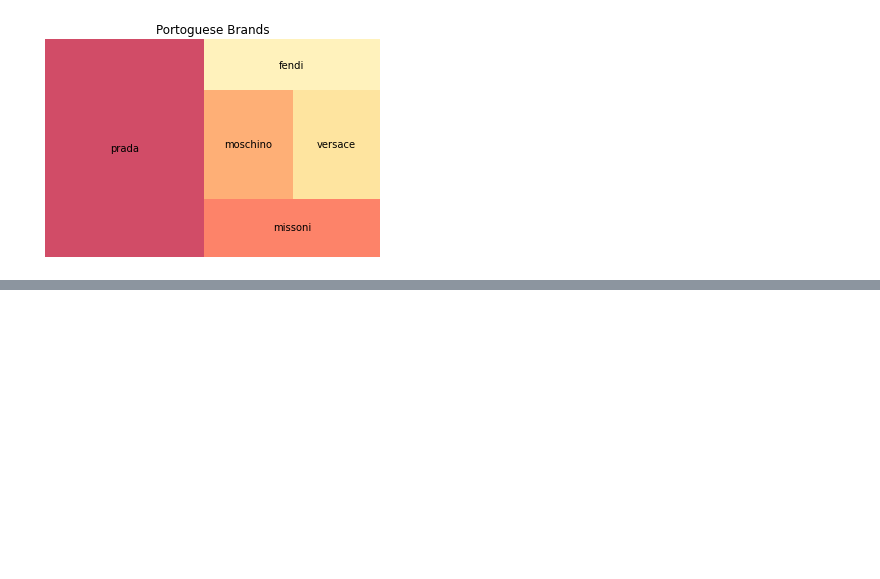
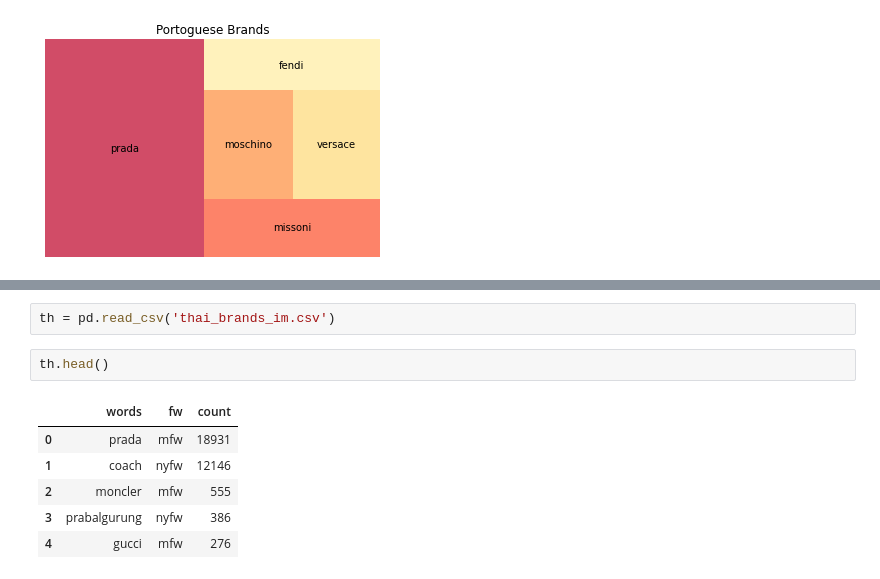
Before and after one commit to hughesj96/Capstone, a Jupyter notebook: twitter.ipynb, the cells around one changed output, grey strips where cells are left out. Saved outputs shown, nothing was run; the diff lists cells and outputs as text; blank space fills up the shorter version.

```diff
--- a/twitter.ipynb
+++ b/twitter.ipynb
@@ -1037,0 +1046,11 @@ TypeError: float() argument must be a string or a number, not 'AxesSubplot'
+# %%
+th = pd.read_csv('thai_brands_im.csv')
+# %%
+th.head()
+# %% [output]
+|  | words | fw | count |
+| 0 | prada | mfw | 18931 |
+| 1 | coach | nyfw | 12146 |
+| 2 | moncler | mfw | 555 |
+| 3 | prabalgurung | nyfw | 386 |
+| 4 | gucci | mfw | 276 |
```
Also changed, not shown: parts of 24 cells of this notebook.
